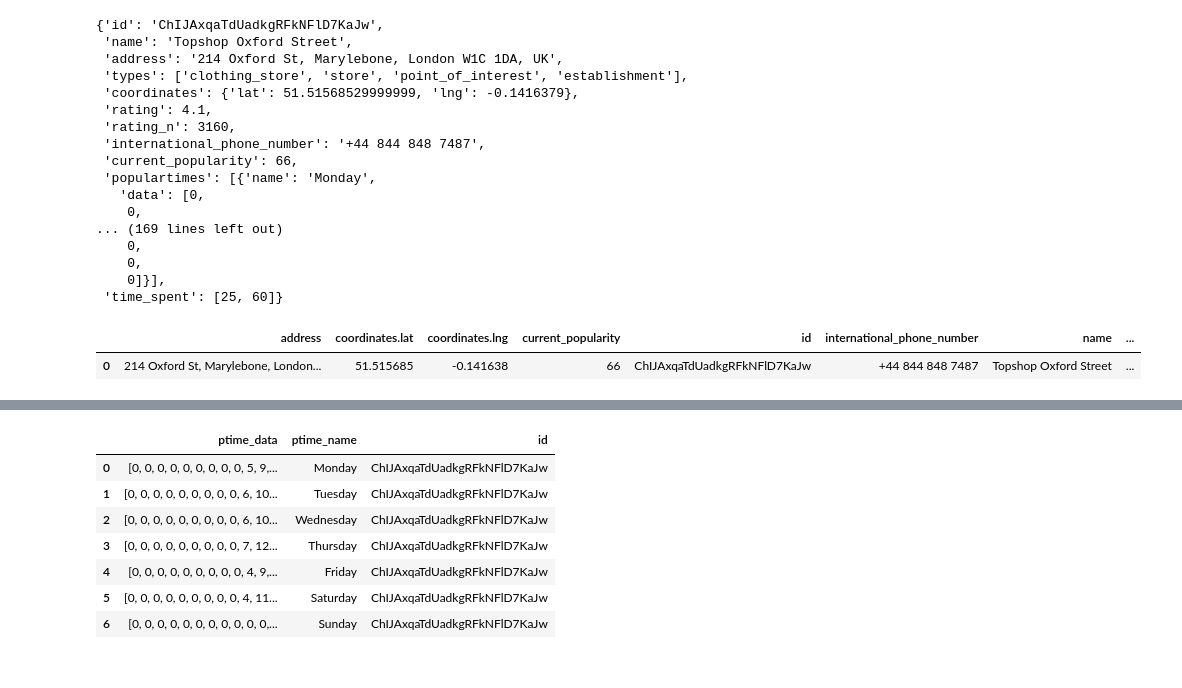
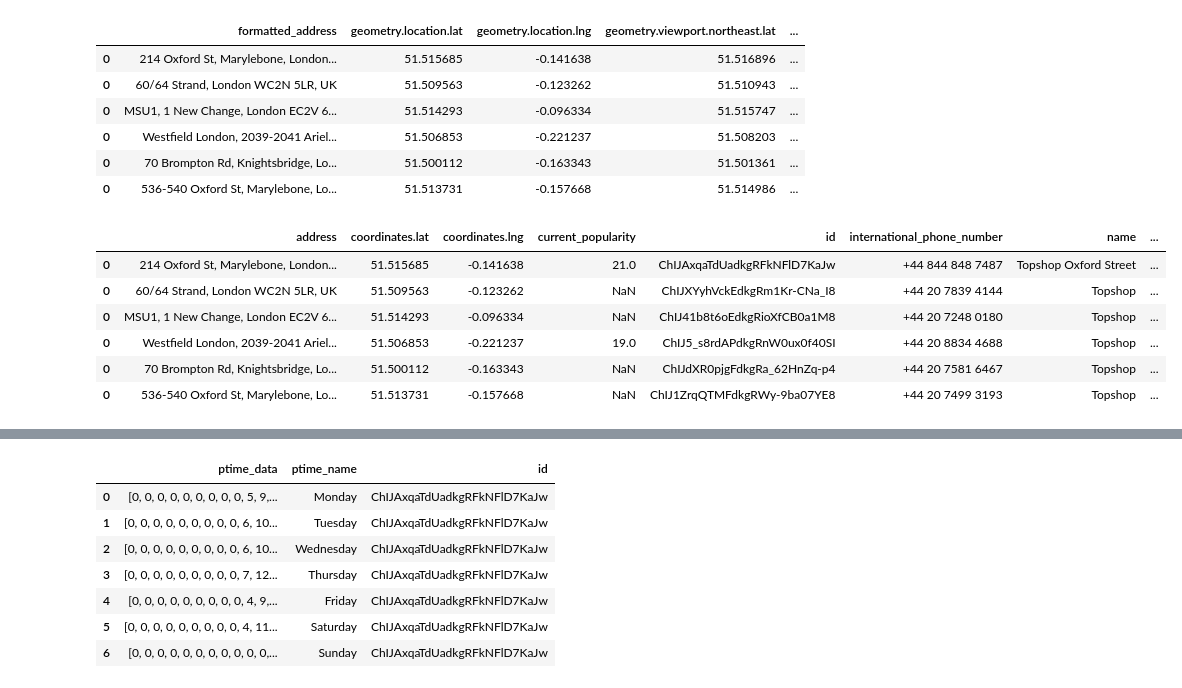
Before and after one commit to ninjananjo/Clothing-Store-Competition, a Jupyter notebook: Store Popular Times.ipynb, the cells around one changed output, grey strips where cells are left out. Cells and saved outputs as stored; diff of their text form; code cells hidden in the pictures.

Commit message:
created current popularity df

```diff
--- a/Store Popular Times.ipynb
+++ b/Store Popular Times.ipynb
@@ -53,3 +59,15 @@ store_locations=['topshop%20W1W8LG','topshop%20W127GE']
 #fields='formatted_address,geometry,id,name,permanently_closed,place_id,types'
 fields='formatted_address,geometry,icon,id,name,permanently_closed,photos,place_id,plus_code,types,user_ratings_total'
 key='AIzaSyBTqRFNpFXp2r8o0lk6tbGIU92_35caKSU'
+# %%
+google_json = pd.DataFrame()
+
+for store in df_storelocations['findplacefromtext']:
+    url="https://maps.googleapis.com/maps/api/place/findplacefromtext/json?input={}&inputtype=textquery&key={}&fields={}".format(store, key, fields)
+    print(url)
+    temp = requests.get(url).json()
+    google_json = google_json.append(json_normalize(temp['candidates']))
+
+
+#https://developers.google.com/places/web-service/search
+#https://developers.google.com/places/web-service/search#PlaceSearchResults
@@ -56,29 +81,29 @@ key='AIzaSyBTqRFNpFXp2r8o0lk6tbGIU92_35caKSU'
+# %%
+google_json
+# %% [output]
+|  | formatted_address | geometry.location.lat | geometry.location.lng | geometry.viewport.northeast.lat | ... |
+| 0 | 214 Oxford St, Marylebone, London... | 51.515685 | -0.141638 | 51.516896 | ... |
+| 0 | 60/64 Strand, London WC2N 5LR, UK | 51.509563 | -0.123262 | 51.510943 | ... |
+| 0 | MSU1, 1 New Change, London EC2V 6... | 51.514293 | -0.096334 | 51.515747 | ... |
+| 0 | Westfield London, 2039-2041 Ariel... | 51.506853 | -0.221237 | 51.508203 | ... |
+| 0 | 70 Brompton Rd, Knightsbridge, Lo... | 51.500112 | -0.163343 | 51.501361 | ... |
+| 0 | 536-540 Oxford St, Marylebone, Lo... | 51.513731 | -0.157668 | 51.514986 | ... |
 # %%
 #https://developers.google.com/maps/documentation/javascript/examples/places-placeid-finder
-TS_OS = populartimes.get_id(key,'ChIJAxqaTdUadkgRFkNFlD7KaJw')
+#df_populartimes = populartimes.get_id(key,'ChIJAxqaTdUadkgRFkNFlD7KaJw')
+
+df_populartimes = pd.DataFrame()
+
+for place_id in google_json.loc[:,'place_id']:
+    populartimes_json = populartimes.get_id(key,place_id)
+    df_populartimes = df_populartimes.append(json_normalize(populartimes_json))
-# %%
-TS_OS
-# %% [output]
-{'id': 'ChIJAxqaTdUadkgRFkNFlD7KaJw',
- 'name': 'Topshop Oxford Street',
- 'address': '214 Oxford St, Marylebone, London W1C 1DA, UK',
- 'types': ['clothing_store', 'store', 'point_of_interest', 'establishment'],
- 'coordinates': {'lat': 51.51568529999999, 'lng': -0.1416379},
- 'rating': 4.1,
- 'rating_n': 3160,
- 'international_phone_number': '+44 844 848 7487',
- 'current_popularity': 66,
- 'populartimes': [{'name': 'Monday',
-   'data': [0,
-    0,
-... (169 lines left out)
-    0,
-    0,
-    0]}],
- 'time_spent': [25, 60]}
-# %%
-results = json_normalize(TS_OS)
-results
-# %% [output]
-|  | address | coordinates.lat | coordinates.lng | current_popularity | id | international_phone_number | name | ... |
-| 0 | 214 Oxford St, Marylebone, London... | 51.515685 | -0.141638 | 66 | ChIJAxqaTdUadkgRFkNFlD7KaJw | +44 844 848 7487 | Topshop Oxford Street | ... |
+# %%
+df_populartimes
+# %% [output]
+|  | address | coordinates.lat | coordinates.lng | current_popularity | id | international_phone_number | name | ... |
+| 0 | 214 Oxford St, Marylebone, London... | 51.515685 | -0.141638 | 21.0 | ChIJAxqaTdUadkgRFkNFlD7KaJw | +44 844 848 7487 | Topshop Oxford Street | ... |
+| 0 | 60/64 Strand, London WC2N 5LR, UK | 51.509563 | -0.123262 | NaN | ChIJXYyhVckEdkgRm1Kr-CNa_I8 | +44 20 7839 4144 | Topshop | ... |
+| 0 | MSU1, 1 New Change, London EC2V 6... | 51.514293 | -0.096334 | NaN | ChIJ41b8t6oEdkgRioXfCB0a1M8 | +44 20 7248 0180 | Topshop | ... |
+| 0 | Westfield London, 2039-2041 Ariel... | 51.506853 | -0.221237 | 19.0 | ChIJ5_s8rdAPdkgRnW0ux0f40SI | +44 20 8834 4688 | Topshop | ... |
+| 0 | 70 Brompton Rd, Knightsbridge, Lo... | 51.500112 | -0.163343 | NaN | ChIJdXR0pjgFdkgRa_62HnZq-p4 | +44 20 7581 6467 | Topshop | ... |
+| 0 | 536-540 Oxford St, Marylebone, Lo... | 51.513731 | -0.157668 | NaN | ChIJ1ZrqQTMFdkgRWy-9ba07YE8 | +44 20 7499 3193 | Topshop | ... |
```
Also changed, not shown: parts of 11 cells of this notebook.
